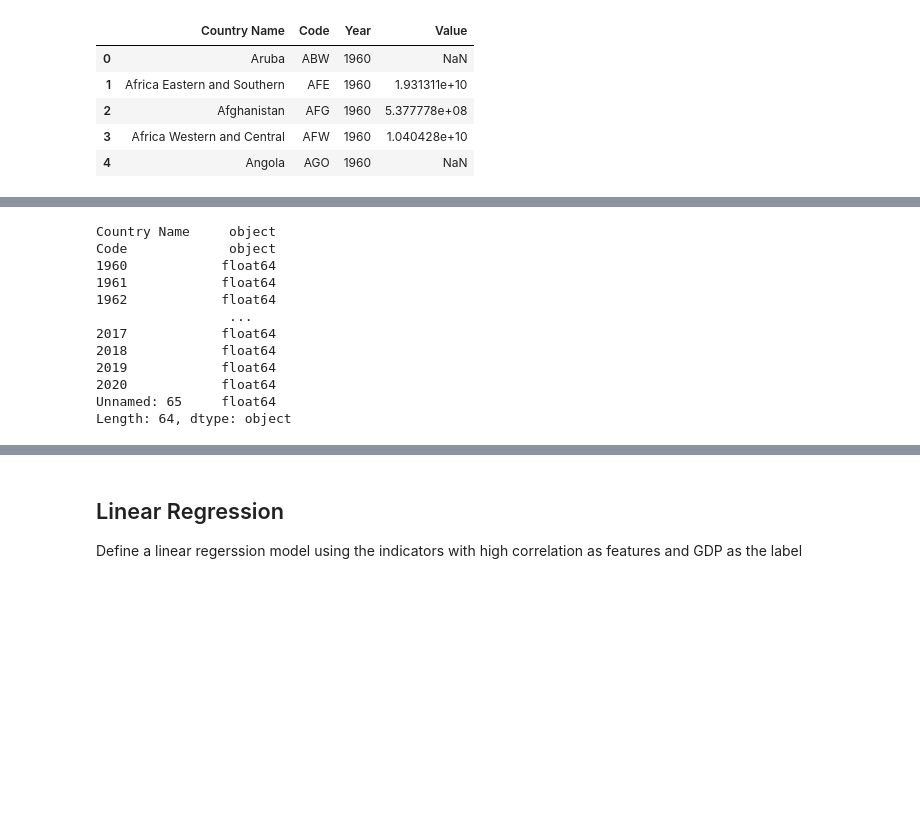
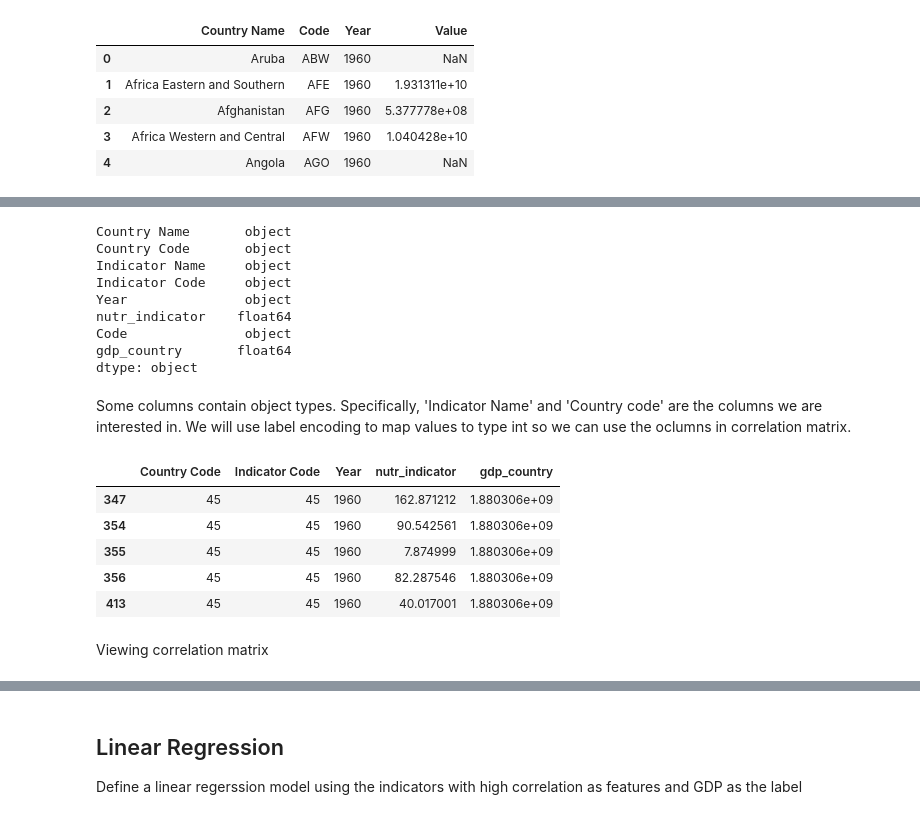
Before and after one commit to aishwaryabsk/GDP_Health_Analysis, a Jupyter notebook: GDP_Health_Analysis.ipynb, the cells around one changed output, grey strips where cells are left out. Saved outputs shown, nothing was run; the diff lists cells and outputs as text; code cells hidden in the pictures; blank space fills up the shorter version.

```diff
--- a/GDP_Health_Analysis.ipynb
+++ b/GDP_Health_Analysis.ipynb
@@ -250,15 +285,31 @@ merged_gdp.head(5)
 # %%
-gdp_df.dtypes
+merged_gdp.dtypes
 # %% [output]
-Country Name     object
-Code             object
-1960            float64
-1961            float64
-1962            float64
-                 ...
-2017            float64
-2018            float64
-2019            float64
-2020            float64
-Unnamed: 65     float64
-Length: 64, dtype: object
+Country Name       object
+Country Code       object
+Indicator Name     object
+Indicator Code     object
+Year               object
+nutr_indicator    float64
+Code               object
+gdp_country       float64
+dtype: object
+# %% [markdown]
+Some columns contain object types. Specifically, 'Indicator Name' and 'Country code' are the columns we are interested in. We will use label encoding to map values to type int so we can use the oclumns in correlation matrix.
+# %%
+from sklearn.preprocessing import LabelEncoder
+corr_gdp = merged_gdp.drop(columns=['Country Name', 'Indicator Name', 'Code'])
+# %%
+le = LabelEncoder()
+
+#fitting encoder on the country codes and transform them to int
+corr_gdp['Country Code'] = le.fit_transform(corr_gdp['Country Code'])
+corr_gdp['Indicator Code'] = le.fit_transform(corr_gdp['Indicator Code'])
+corr_gdp.head(5)
+# %% [output]
+|  | Country Code | Indicator Code | Year | nutr_indicator | gdp_country |
+| 347 | 45 | 45 | 1960 | 162.871212 | 1.880306e+09 |
+| 354 | 45 | 45 | 1960 | 90.542561 | 1.880306e+09 |
+| 355 | 45 | 45 | 1960 | 7.874999 | 1.880306e+09 |
+| 356 | 45 | 45 | 1960 | 82.287546 | 1.880306e+09 |
+| 413 | 45 | 45 | 1960 | 40.017001 | 1.880306e+09 |
@@ -264,0 +318,2 @@ Length: 64, dtype: object
+# %% [markdown]
+Viewing correlation matrix
```
Also changed, not shown: parts of 8 cells of this notebook.
